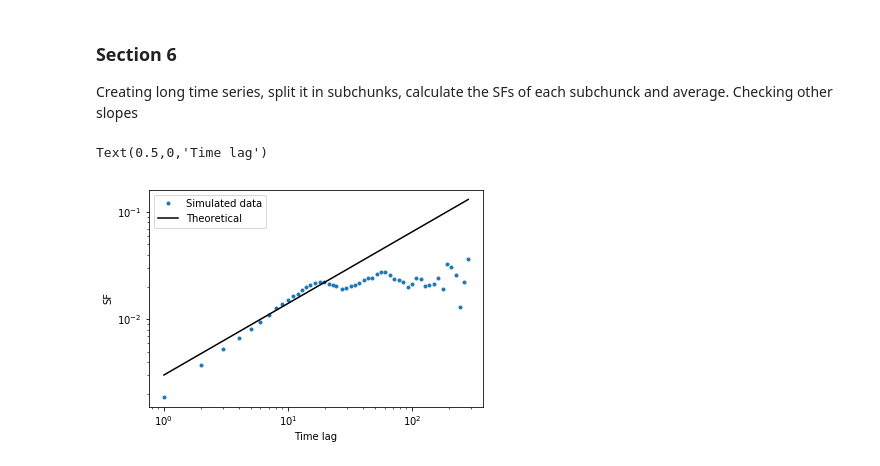
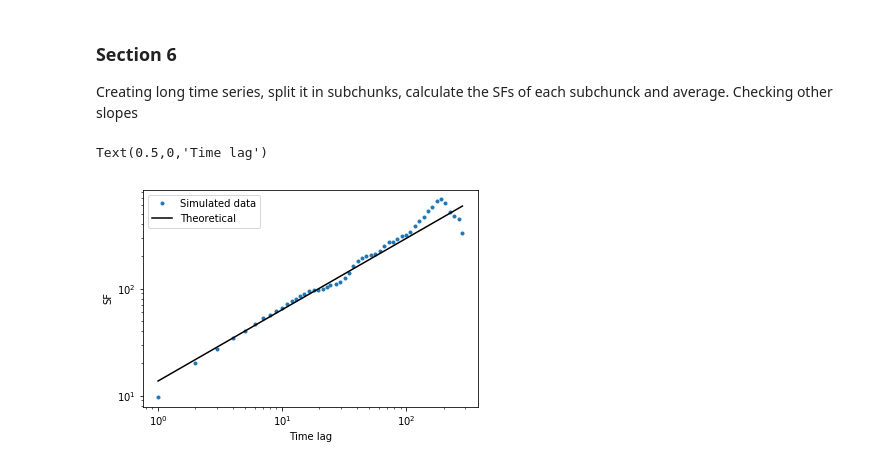
Before and after one commit to natazipper/SFs_and_more, a Jupyter notebook: SF_analysis.ipynb, the cells around one changed output. Saved outputs shown, nothing was run; the diff lists cells and outputs as text; code cells hidden in the pictures.

```diff
--- a/SF_analysis.ipynb
+++ b/SF_analysis.ipynb
@@ -118,8 +118,8 @@ diff_time_s, SF_list_s, err_list_s=np.sort(diff_time), SF_list[np.argsort(diff_t
 time_av, SF_av, err_av=SF_aver(diff_time, time_list, SF_list, 70, err_list)
 
 #theoretical structure function (according to equation B11 from Emmanoupulos)
-coeff2=-2.**(a)*math.pi**(a-1)*np.sin(a*math.pi/2.)*math.gamma(1-a)
-SF_theor=coeff2*(10**time_av)**(a-1)
+coeff2=-2.**(a)*math.pi**(a-1.)*np.sin(a*math.pi/2.)*math.gamma(1.-a)
+SF_theor=coeff2*(10**time_av)**(a-1.)
 
 plt.plot(10**time_av, SF_av, ".", label="Simulated data", c="blue")
 #plt.plot(10**time_av, SF_av2, ".")
@@ -149,7 +149,7 @@ time_list=np.arange(0., Len, 1)
 f=np.fft.fftfreq(Len, 1)[1:int(len(time_list)/2)]
 err=np.array([1.**2 for i in range(len(time_list))])
 #the shape of PSD spectrum (after equation B11 from Emmanolopuolos)
-PSD_sim=f**(-a)*Len
+PSD_sim=f**(-a)*Len/2.
 A_sim=np.sqrt(PSD_sim)
 phi=np.random.uniform(0, 2*math.pi, len(f)) #random phase
 z_sim_positive=A_sim*np.exp(1j*phi)
@@ -186,15 +186,15 @@ Creating long time series, split it in subchunks, calculate the SFs of each subc
 a=8./3
 #time stemps
 sub_data=301
-nsubs=50
-Len=50*sub_data
+nsubs=10
+Len=10*sub_data
 binSF=70
 time_list=np.arange(0., Len, 1)
 #frequency stemps, corresponding to time stemps
 f=np.fft.fftfreq(Len, 1)[1:int(len(time_list)/2)]
 err=np.array([1.**2 for i in range(len(time_list))])
 #the shape of PSD spectrum (after equation B11 from Emmanolopuolos)
-PSD_sim=f**(-a)
+PSD_sim=f**(-a)*Len/2.
 A_sim=np.sqrt(PSD_sim)
 phi=np.random.uniform(0, 2*math.pi, len(f)) #random phase
 z_sim_positive=A_sim*np.exp(1j*phi)
@@ -213,8 +213,8 @@ for k in range(nsubs):
         SF_global_av=SF_global_av+SF_av
 SF_global_av=SF_global_av/nsubs
 #theoretical structure function (according to equation B11 from Emmanoupulos)
-coeff2=-2.**(a)*math.pi**(a-1)*np.sin(a*math.pi/2.)*math.gamma(1-a)
-SF_theor=coeff2*(10**time_av)**(a-1)
+coeff2=-2.**(a)*math.pi**(a-1.)*np.sin(a*math.pi/2.)*math.gamma(1.-a)
+SF_theor=coeff2*(10**time_av)**(a-1.)
 # %%
 plt.plot(10**time_av, SF_av, ".", label="Simulated data")
 #plt.plot(10**time_av, SF_av2, ".")
@@ -246,8 +246,8 @@ f=np.fft.fftfreq(Len, 1)[1:int(len(time_list)/2)]
 err=np.array([1.**2 for i in range(len(time_list))])
 #the shape of PSD spectrum (after equation B11 from Emmanolopuolos)
 PSD_sim=f**(-a)
-A_sim=np.sqrt(PSD_sim)
-phi=np.random.uniform(0, 2*math.pi, len(f)) #random phase
+A_sim=np.sqrt(PSD_sim*Len/2.)
+phi=np.random.uniform(0, 2.*math.pi, len(f)) #random phase
 z_sim_positive=A_sim*np.exp(1j*phi)
 z_sim_negative=np.flip(A_sim*np.exp(-1j*phi))
 #not sure about the first element of the Fourier
@@ -264,17 +264,17 @@ for k in range(nsubs):
         SF_global_av=SF_global_av+SF_av
 SF_global_av=SF_global_av/nsubs
 #theoretical structure function (according to equation B11 from Emmanoupulos)
-coeff2=-2.**(a)*math.pi**(a-1)*np.sin(a*math.pi/2.)*math.gamma(1-a)
-SF_theor=coeff2*(10**time_av)**(a-1)
+coeff2=-2.**(a)*math.pi**(a-1.)*np.sin(a*math.pi/2.)*math.gamma(1.-a)
+SF_theor=coeff2*(10**time_av)**(a-1.)
 # %%
 plt.plot(10**time_av, SF_av, ".", label="Simulated data")
 #plt.plot(10**time_av, SF_av2, ".")
-plt.plot(10**time_av, SF_theor/Len*2, "black", label="Theoretical")
+plt.plot(10**time_av, SF_theor, "black", label="Theoretical")
 plt.legend()
 plt.xscale("log")
 plt.yscale("log")
 plt.ylabel("SF")
 plt.xlabel("Time lag")
 # %% [output]
 Text(0.5,0,'Time lag')
-[figure, old version]
+[figure, new version]
```
Also changed, not shown: parts of 4 cells of this notebook.
